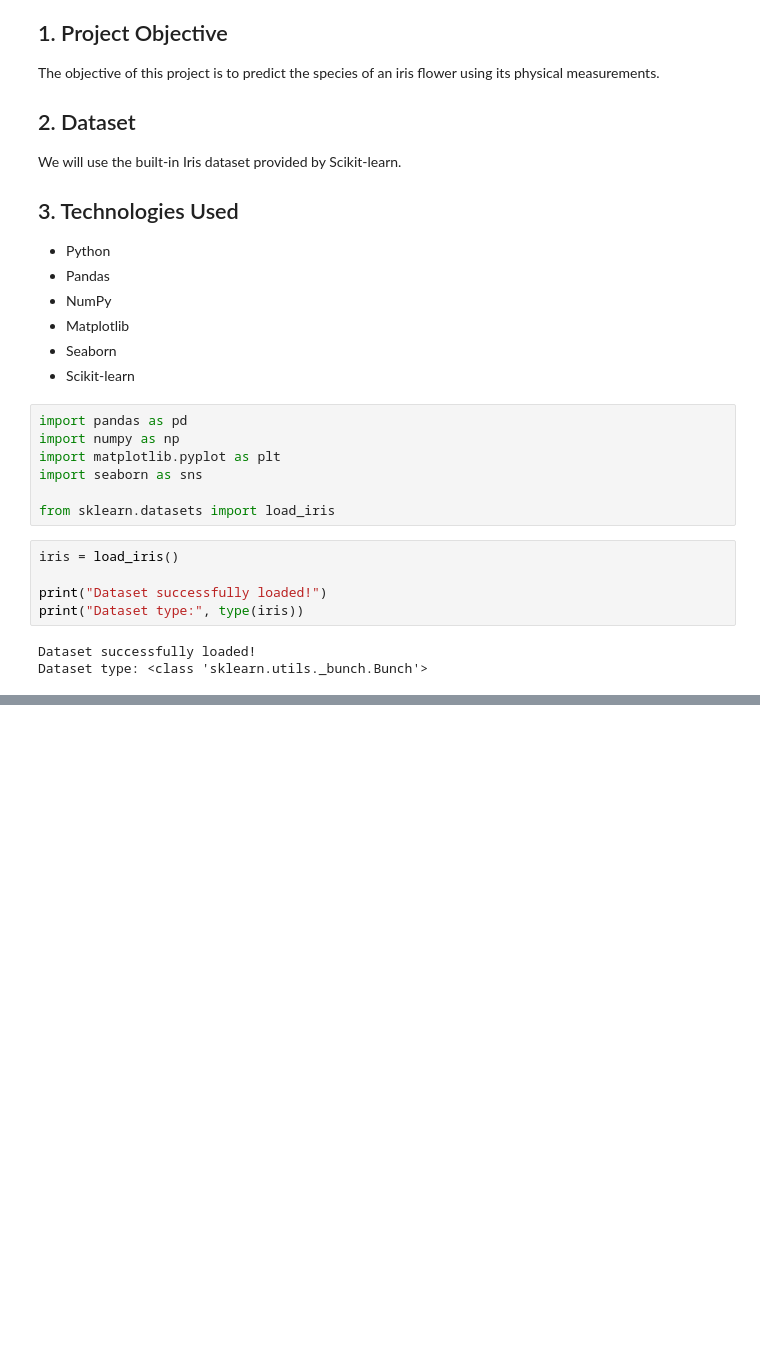
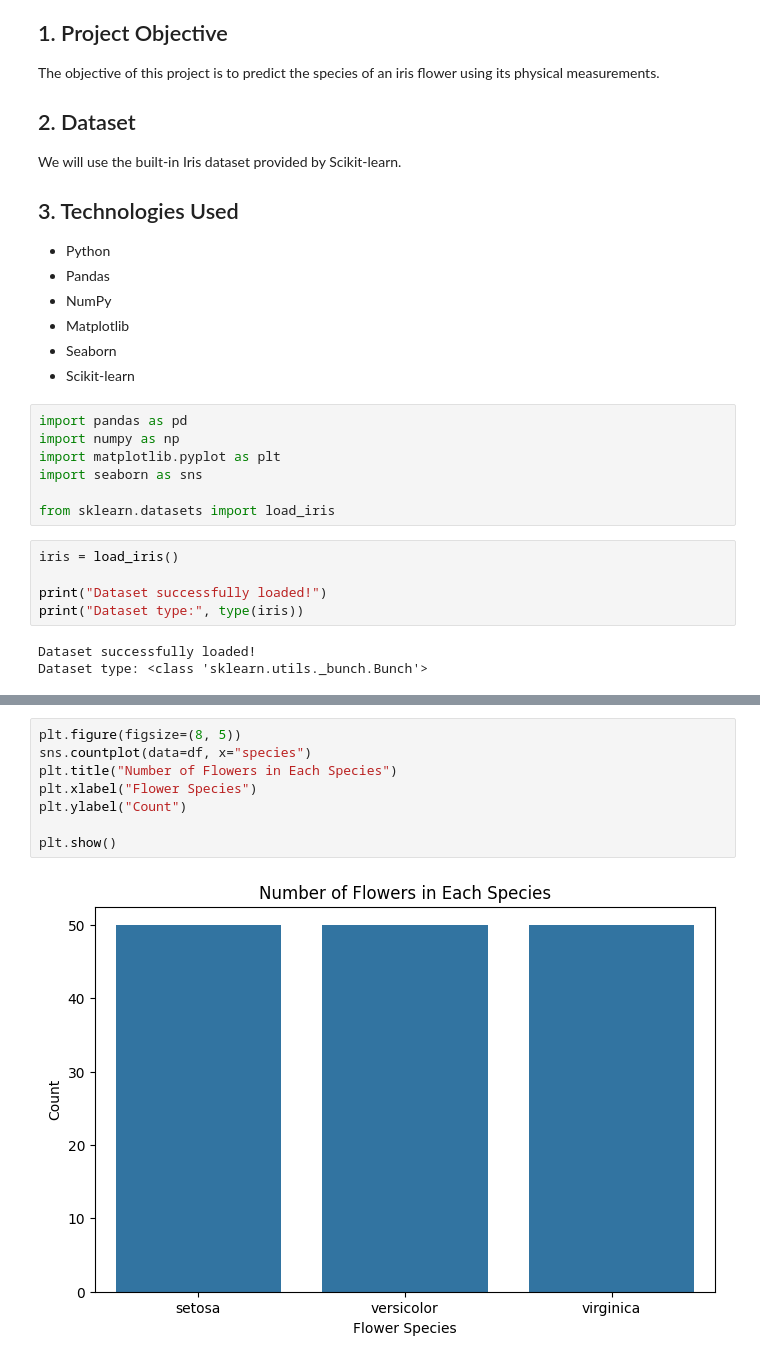
Before and after one commit to samir-pandey-ds/OIBSIP, a Jupyter notebook: Iris_Flower_Classification.ipynb, the cells around one changed output, grey strips where cells are left out. Saved outputs shown, nothing was run; the diff lists cells and outputs as text; blank space fills up the shorter version.

```diff
--- a/Iris_Flower_Classification.ipynb
+++ b/Iris_Flower_Classification.ipynb
@@ -74,0 +127,10 @@ df.head()
+# %%
+plt.figure(figsize=(8, 5))
+sns.countplot(data=df, x="species")
+plt.title("Number of Flowers in Each Species")
+plt.xlabel("Flower Species")
+plt.ylabel("Count")
+
+plt.show()
+# %% [output]
+[figure, added]
```
Also changed, not shown: parts of 12 cells of this notebook.
